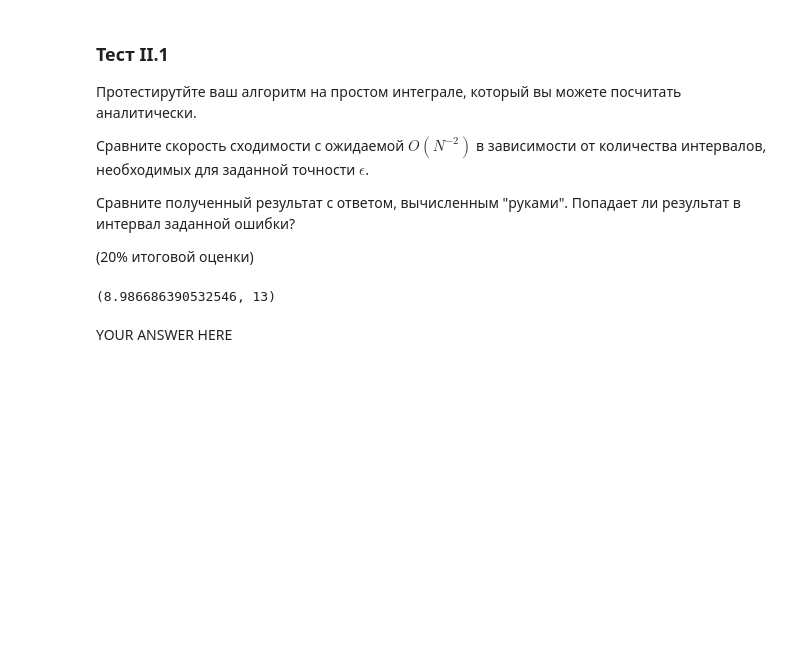
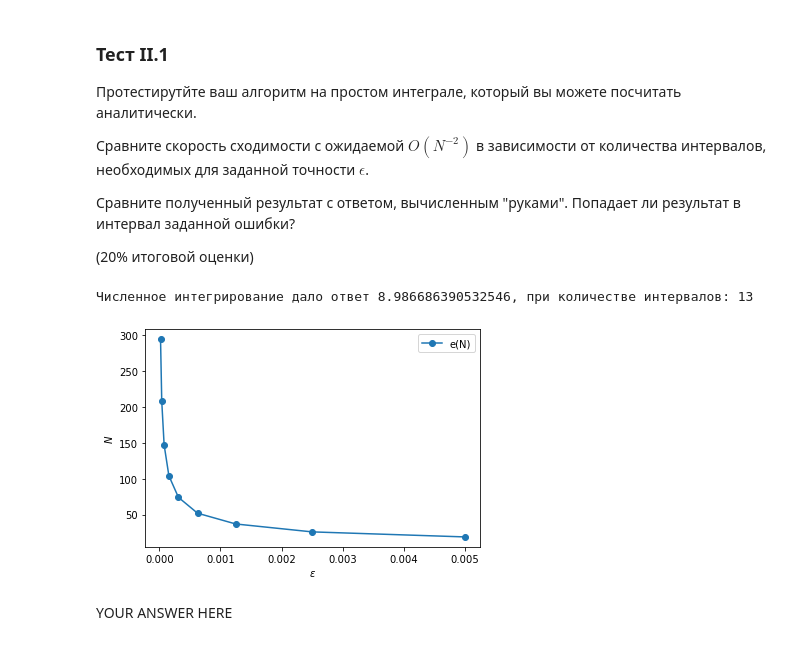
Before and after one commit to NiclausMikaelson/PFHSE2022CP, a Jupyter notebook: week_3_calculus.ipynb, the cells around one changed output. Cells and saved outputs as stored; diff of their text form; code cells hidden in the pictures; blank space fills up the shorter version.

```diff
--- a/week_3_calculus.ipynb
+++ b/week_3_calculus.ipynb
@@ -193,13 +188,49 @@ def midpoint_rule(func, a, b, eps):
 Сравните полученный результат с ответом, вычисленным "руками". Попадает ли результат в интервал заданной ошибки?
 
 (20% итоговой оценки)
-# %%
-func = lambda x: x ** 2
-a, b = 0, 3
-eps = 0.01
-print(midpoint_rule(func, a, b, eps))
-# %% [output]
-(8.986686390532546, 13)
+# %%
+import matplotlib.pyplot as plt
+
+def midpoint_rule(func, a, b, eps):
+    n = 1
+    I_n = func((a + b) / 2) * (b - a)
+    I_2n = (func((a + (a + b) / 2) / 2) + func(((a + b) / 2 + b) / 2)) * (b - a) / 2
+    while abs(I_2n - I_n) >= eps:
+        I_n, I_2n = 0, 0
+        n += 1
+        h = (b - a) / n
+        for i in range(1, n + 1):
+            I_n += func((i - 0.5) * h) * h
+        h = (b - a) / (2 * n)
+        for i in range(1, 2*n + 1):
+            I_2n += func((i - 0.5) * h) * h
+    integral = I_n
+    return integral, n
+
+f = lambda x: x ** 2
+k = 2
+result, n = midpoint_rule(f, 0, 3, 10 ** (-k))
+# the real answer is 9
+print(f'Численное интегрирование дало ответ {result}, при количестве интервалов: {n}')
+print()
+
+eps_list = []
+N_list = []
+for k in range(1, 10):
+  eps = 0.01 / 2 ** k
+  result, n = midpoint_rule(f, 0, 3, eps)
+
+  eps_list.append(eps)
+  N_list.append(n)
+
+plt.plot(eps_list, N_list, '-o', label=r'e(N)')
+plt.xlabel(r'$\varepsilon$')
+plt.ylabel(r'$N$')
+plt.legend()
+plt.show()
+# %% [output]
+Численное интегрирование дало ответ 8.986686390532546, при количестве интервалов: 13
+[figure, added]
 # %% [markdown]
 YOUR ANSWER HERE
 # %% [markdown]
```
Also changed, not shown: parts of 4 cells of this notebook.
